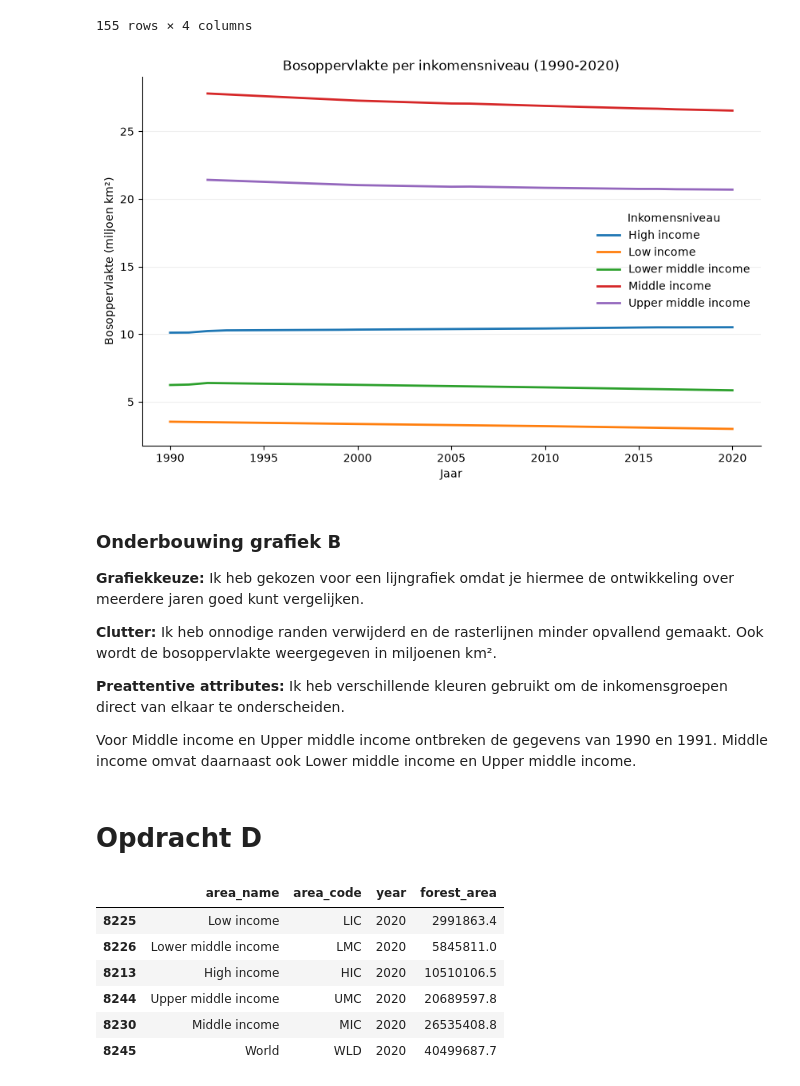
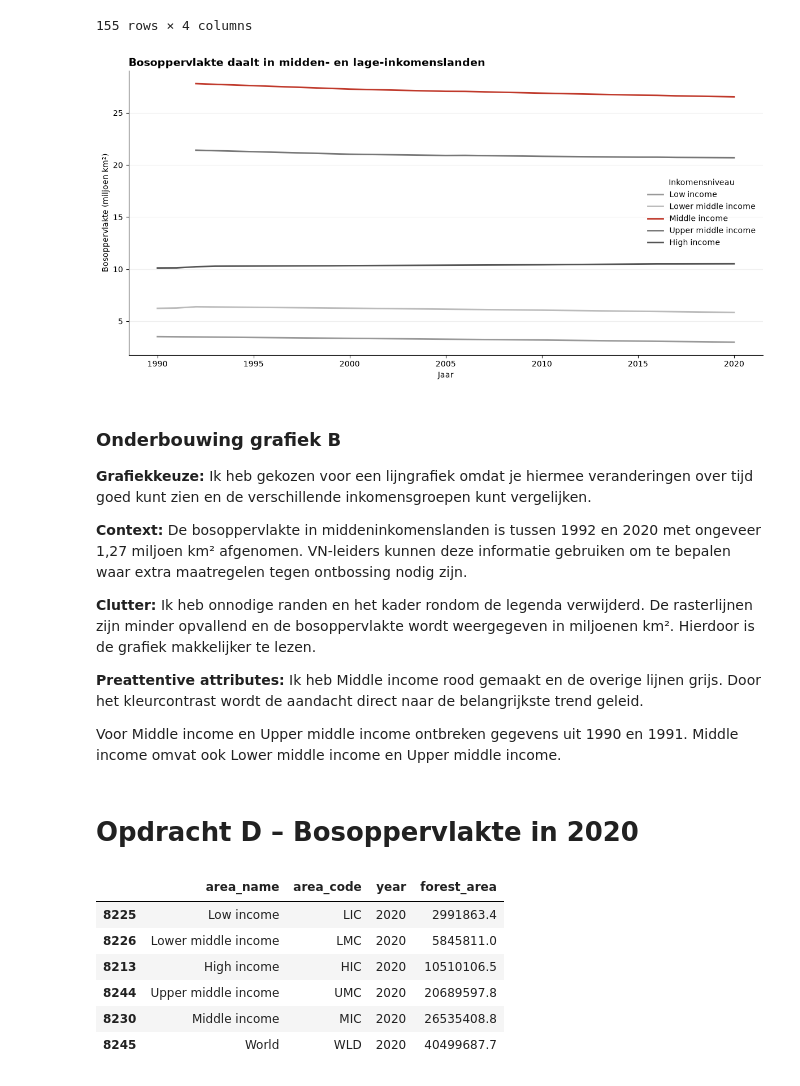
Before and after one commit to KaanAlhan2002/Visualisatie_Storytelling_Deel1_Groep26, a Jupyter notebook: eindopdracht.ipynb, the cells around one changed output. Drawn from its saved outputs; the diff is of its cells as text; code cells hidden in the pictures.

```diff
--- a/eindopdracht.ipynb
+++ b/eindopdracht.ipynb
@@ -82,45 +82,63 @@ display(forest_b)
 | 8244 | Upper middle income | UMC | 2020 | 2.068960e+07 |
 155 rows × 4 columns
 # %%
-plt.figure(figsize=(10, 6))
+plt.figure(figsize=(12, 6))
 
 sns.lineplot(
     data=forest_b,
     x="year",
     y=forest_b["forest_area"] / 1000000,
     hue="area_name",
+    hue_order=income_groups,
+    palette=["#999999", "#BBBBBB", "#C0392B", "#777777", "#555555"],
     linewidth=2
 )
 
-plt.title("Bosoppervlakte per inkomensniveau (1990-2020)")
+plt.title(
+    "Bosoppervlakte daalt in midden- en lage-inkomenslanden",
+    fontsize=14,
+    fontweight="bold",
+    loc="left"
+)
+
 plt.xlabel("Jaar")
 plt.ylabel("Bosoppervlakte (miljoen km²)")
+plt.xticks(range(1990, 2021, 5))
 plt.legend(title="Inkomensniveau", frameon=False)
 
 plt.grid(axis="y", alpha=0.2)
 sns.despine()
+plt.tight_layout()
 
 plt.show()
 # %% [output]
-[figure, old version]
+[figure, new version]
 # %% [markdown]
 ### Onderbouwing grafiek B
 
 **Grafiekkeuze:** Ik heb gekozen voor een lijngrafiek omdat
-je hiermee de ontwikkeling over meerdere jaren goed kunt vergelijken.
+je hiermee veranderingen over tijd goed kunt zien en de
+verschillende inkomensgroepen kunt vergelijken.
 
-**Clutter:** Ik heb onnodige randen verwijderd en de
-rasterlijnen minder opvallend gemaakt. Ook wordt de
-bosoppervlakte weergegeven in miljoenen km².
+**Context:** De bosoppervlakte in middeninkomenslanden is
+tussen 1992 en 2020 met ongeveer 1,27 miljoen km² afgenomen.
+VN-leiders kunnen deze informatie gebruiken om te bepalen
+waar extra maatregelen tegen ontbossing nodig zijn.
 
-**Preattentive attributes:** Ik heb verschillende kleuren
-gebruikt om de inkomensgroepen direct van elkaar te onderscheiden.
+**Clutter:** Ik heb onnodige randen en het kader rondom de
+legenda verwijderd. De rasterlijnen zijn minder opvallend
+en de bosoppervlakte wordt weergegeven in miljoenen km².
+Hierdoor is de grafiek makkelijker te lezen.
+
+**Preattentive attributes:** Ik heb Middle income rood
+gemaakt en de overige lijnen grijs. Door het kleurcontrast
+wordt de aandacht direct naar de belangrijkste trend geleid.
 
 Voor Middle income en Upper middle income
-ontbreken de gegevens van 1990 en 1991. Middle income
-omvat daarnaast ook Lower middle income en Upper middle income.
+ontbreken gegevens uit 1990 en 1991. Middle income omvat
+ook Lower middle income en Upper middle income.
 # %% [markdown]
-# Opdracht D
+# Opdracht D – Bosoppervlakte in 2020
 # %%
 groups = [
     "World",
```
Also changed, not shown: parts of 6 cells of this notebook.
